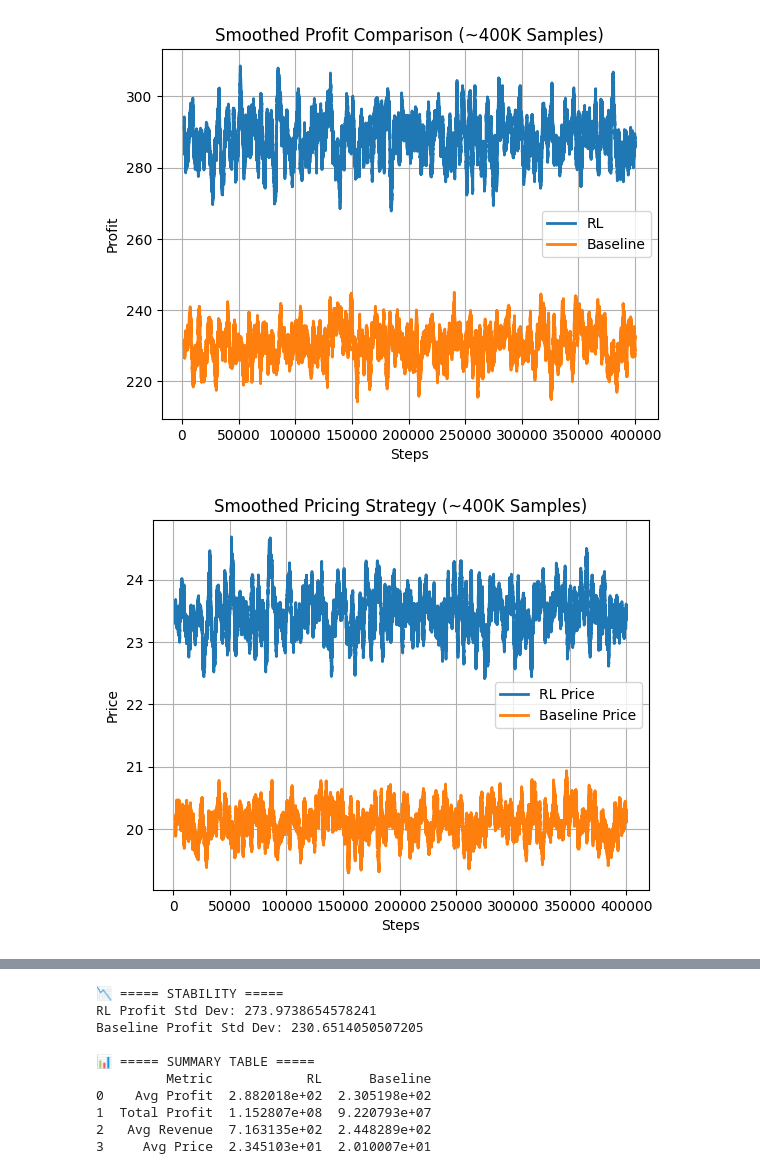
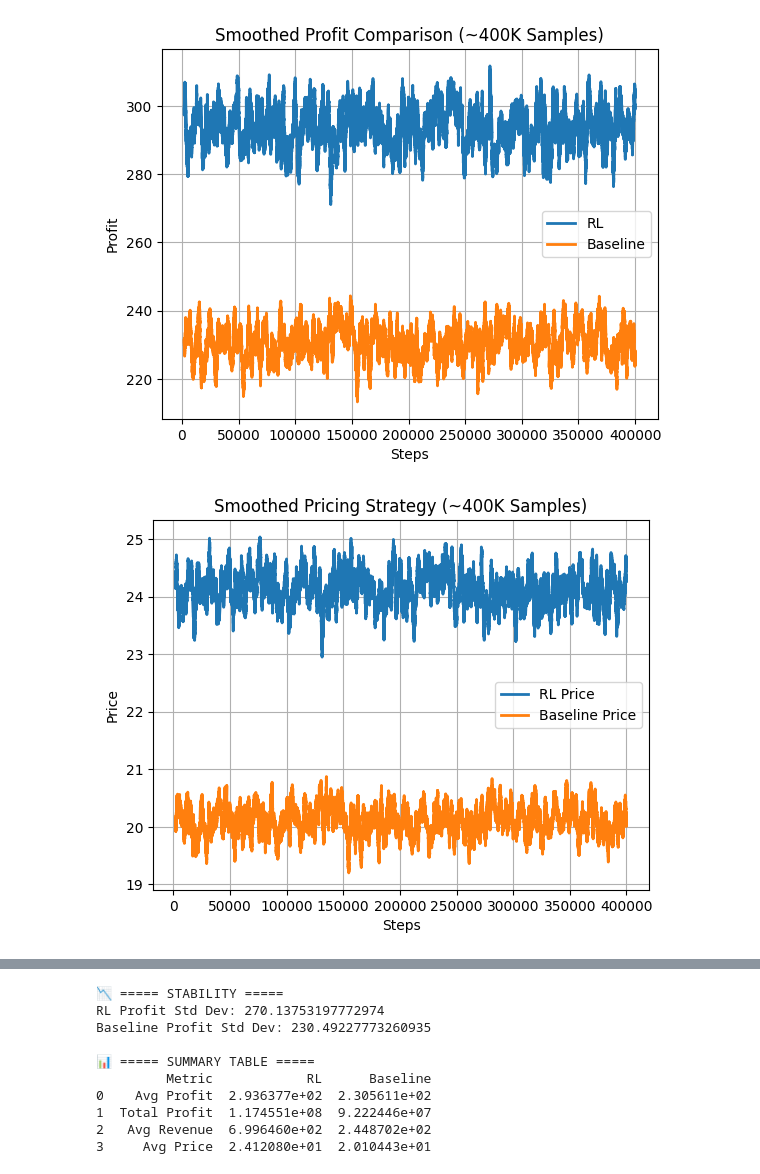
Before and after one commit to Vish-2101/ly_project, a Jupyter notebook: comparision.ipynb, the cells around one changed output, grey strips where cells are left out. Drawn from its saved outputs; the diff is of its cells as text; code cells hidden in the pictures.

```diff
--- a/comparision.ipynb
+++ b/comparision.ipynb
@@ -3,14 +3,12 @@ import pandas as pd
 import matplotlib.pyplot as plt
 
 
-rl = pd.read_csv("results/ppo_rl_simulation_output.csv")
+rl = pd.read_csv("a2c_rl_simulation_output.csv")
 baseline = pd.read_csv("baseline_model_output.csv")
 
 
 print("RL shape:", rl.shape)
 print("Baseline shape:", baseline.shape)
-
-print(baseline.columns)
 
 # ===============================
 # 📊 BASIC METRICS
@@ -196,2 +194,2 @@ Baseline Avg Price: 20.100074987726142
-[figure, old version]
+[figure, new version]
-[figure, old version]
+[figure, new version]
@@ -202,10 +200,10 @@ Baseline Avg Price: 20.100074987726142
 📉 ===== STABILITY =====
-RL Profit Std Dev: 273.9738654578241
-Baseline Profit Std Dev: 230.6514050507205
+RL Profit Std Dev: 270.13753197772974
+Baseline Profit Std Dev: 230.49227773260935
 
 📊 ===== SUMMARY TABLE =====
          Metric            RL      Baseline
-0    Avg Profit  2.882018e+02  2.305198e+02
-1  Total Profit  1.152807e+08  9.220793e+07
-2   Avg Revenue  7.163135e+02  2.448289e+02
-3     Avg Price  2.345103e+01  2.010007e+01
+0    Avg Profit  2.936377e+02  2.305611e+02
+1  Total Profit  1.174551e+08  9.222446e+07
+2   Avg Revenue  6.996460e+02  2.448702e+02
+3     Avg Price  2.412080e+01  2.010443e+01
```
Also changed, not shown: parts of 1 cell of this notebook, 8 other files.
